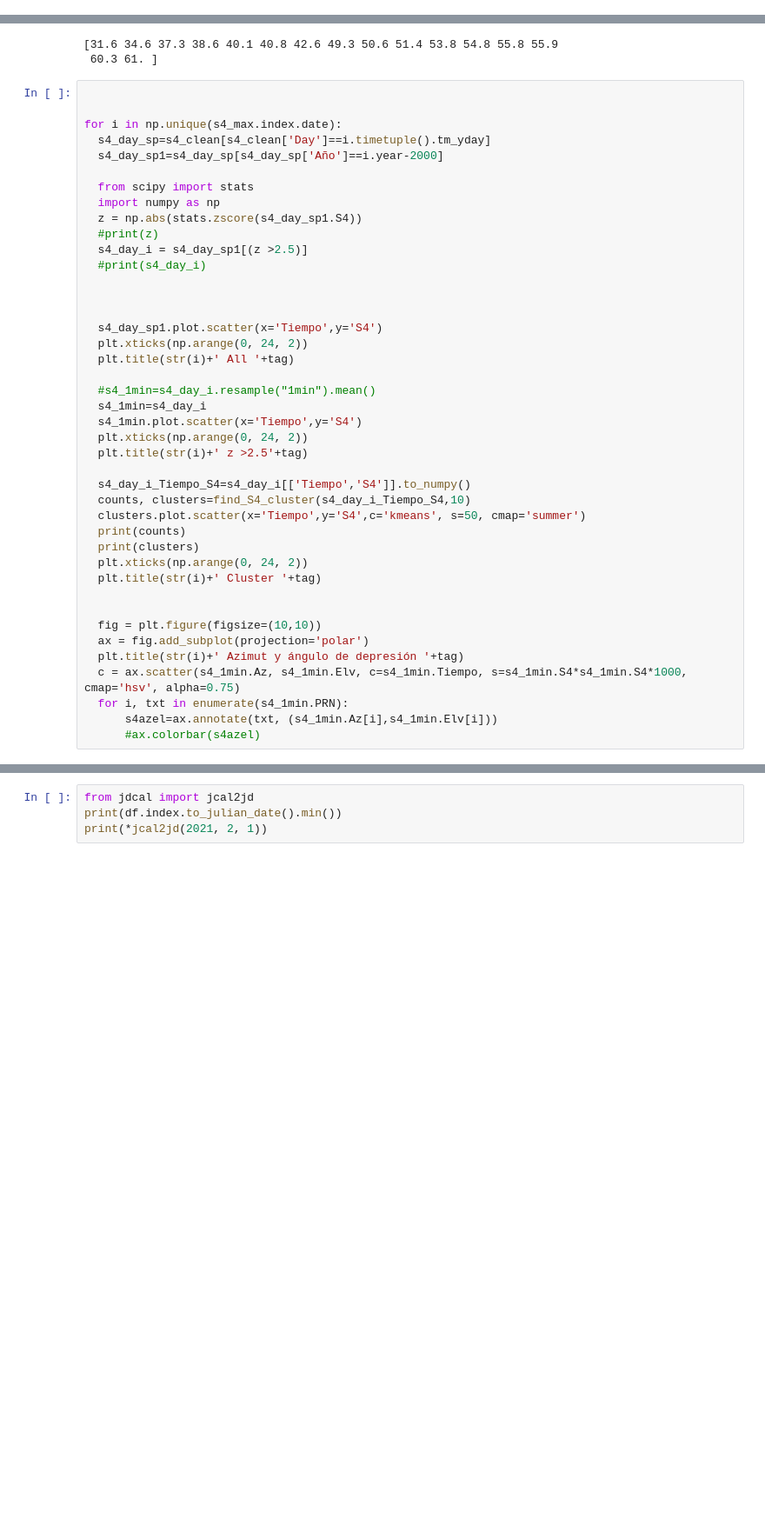
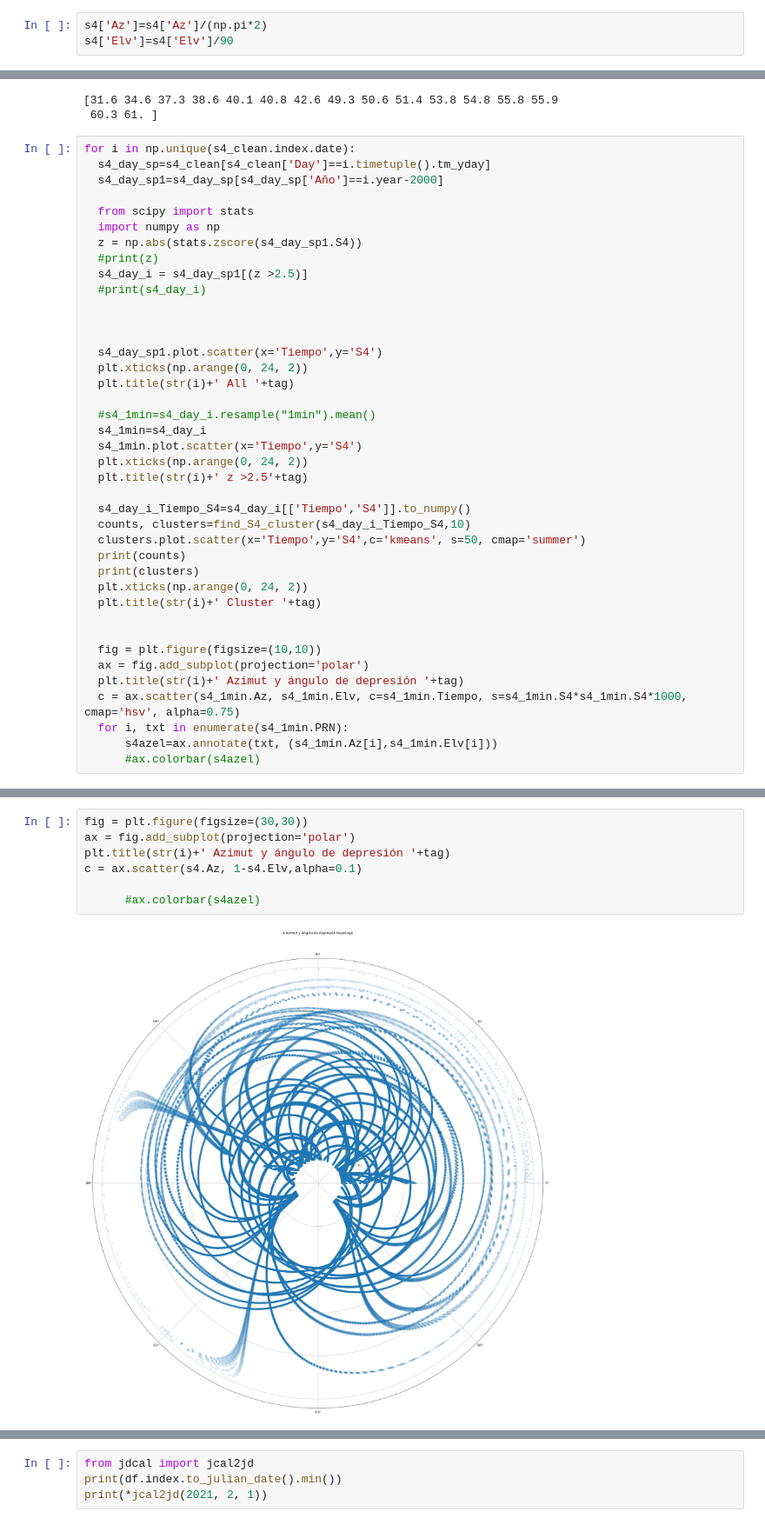
Before and after one commit to georgesteve/Research-Assitant-ML-ROJ, a Jupyter notebook: Compendio-graph-polar-fixed-S4.ipynb, the cells around one changed output, grey strips where cells are left out. Shown at 87% size. Drawn from its saved outputs; the diff is of its cells as text; blank space fills up the shorter version.

```diff
--- a/Compendio-graph-polar-fixed-S4.ipynb
+++ b/Compendio-graph-polar-fixed-S4.ipynb
@@ -101,6 +101,9 @@ tag='S4 Piura Feb-2021'
 #Data = pd.read_csv('/content/gdrive/My Drive/2019-2021.csv',index_col=False)
 Data = pd.read_csv('/content/gdrive/My Drive/'+tag+'.csv',index_col=False)
 s4=Data.drop(columns=['Unnamed: 0'])
+# %%
+s4['Az']=s4['Az']/(np.pi*2)
+s4['Elv']=s4['Elv']/90
 # %% [markdown]
 ##Transformando columnas de tiempo a formato datetime
 # %%
@@ -175,9 +178,7 @@ print(np.unique(s4_max.Elv))
 [31.6 34.6 37.3 38.6 40.1 40.8 42.6 49.3 50.6 51.4 53.8 54.8 55.8 55.9
  60.3 61. ]
 # %%
-
-
-for i in np.unique(s4_max.index.date):
+for i in np.unique(s4_clean.index.date):
   s4_day_sp=s4_clean[s4_clean['Day']==i.timetuple().tm_yday]
   s4_day_sp1=s4_day_sp[s4_day_sp['Año']==i.year-2000]
 
@@ -249,3 +415,12 @@ dtype: int64
+# %%
+fig = plt.figure(figsize=(30,30))
+ax = fig.add_subplot(projection='polar')
+plt.title(str(i)+' Azimut y ángulo de depresión '+tag)
+c = ax.scatter(s4.Az, 1-s4.Elv,alpha=0.1)
+
+      #ax.colorbar(s4azel)
+# %% [output]
+[figure, added]
 # %%
 import pandas as pd
 import matplotlib.pyplot as plt
```
Also changed, not shown: parts of 3 cells of this notebook.
